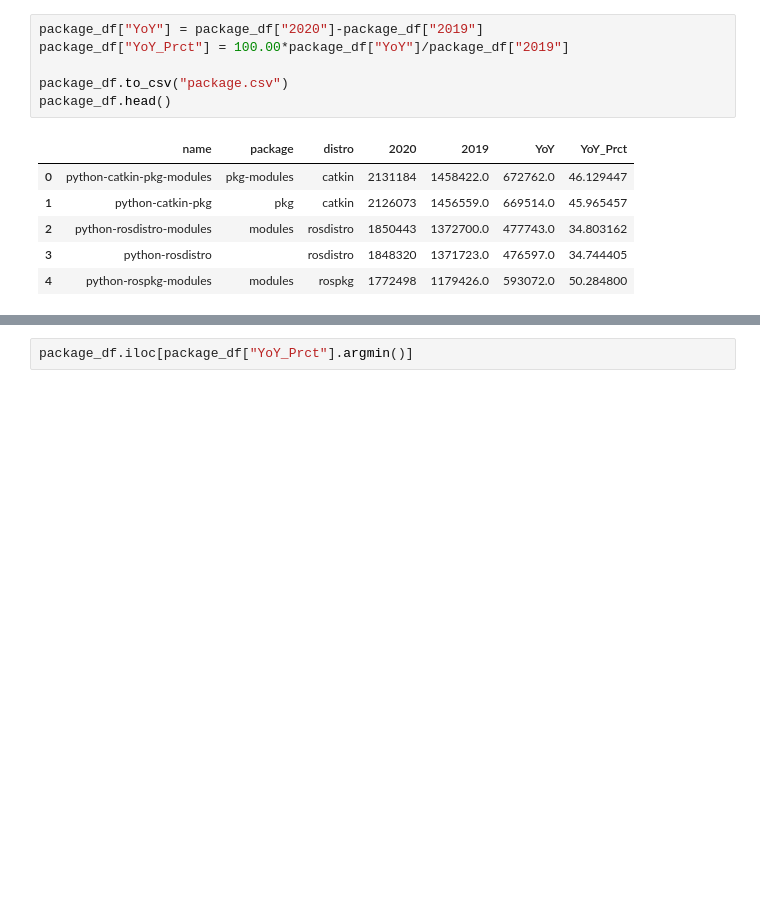
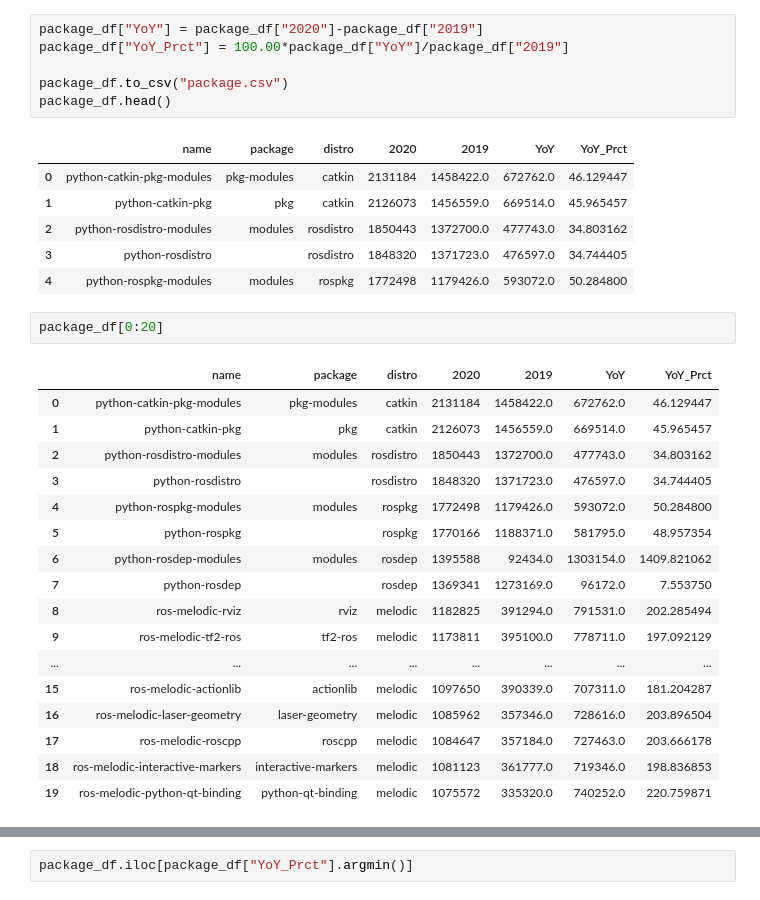
Before and after one commit to osrf/ros_metrics_analysis, a Jupyter notebook: notebooks/DownloadDumpTools.ipynb, the cells around one changed output, grey strips where cells are left out. Cells and saved outputs as stored; diff of their text form; blank space fills up the shorter version.

```diff
--- a/notebooks/DownloadDumpTools.ipynb
+++ b/notebooks/DownloadDumpTools.ipynb
@@ -167,3 +168,23 @@ package_df.head()
 | 2 | python-rosdistro-modules | modules | rosdistro | 1850443 | 1372700.0 | 477743.0 | 34.803162 |
 | 3 | python-rosdistro |  | rosdistro | 1848320 | 1371723.0 | 476597.0 | 34.744405 |
 | 4 | python-rospkg-modules | modules | rospkg | 1772498 | 1179426.0 | 593072.0 | 50.284800 |
+# %%
+package_df[0:20]
+# %% [output]
+|  | name | package | distro | 2020 | 2019 | YoY | YoY_Prct |
+| 0 | python-catkin-pkg-modules | pkg-modules | catkin | 2131184 | 1458422.0 | 672762.0 | 46.129447 |
+| 1 | python-catkin-pkg | pkg | catkin | 2126073 | 1456559.0 | 669514.0 | 45.965457 |
+| 2 | python-rosdistro-modules | modules | rosdistro | 1850443 | 1372700.0 | 477743.0 | 34.803162 |
+| 3 | python-rosdistro |  | rosdistro | 1848320 | 1371723.0 | 476597.0 | 34.744405 |
+| 4 | python-rospkg-modules | modules | rospkg | 1772498 | 1179426.0 | 593072.0 | 50.284800 |
+| 5 | python-rospkg |  | rospkg | 1770166 | 1188371.0 | 581795.0 | 48.957354 |
+| 6 | python-rosdep-modules | modules | rosdep | 1395588 | 92434.0 | 1303154.0 | 1409.821062 |
+| 7 | python-rosdep |  | rosdep | 1369341 | 1273169.0 | 96172.0 | 7.553750 |
+| 8 | ros-melodic-rviz | rviz | melodic | 1182825 | 391294.0 | 791531.0 | 202.285494 |
+| 9 | ros-melodic-tf2-ros | tf2-ros | melodic | 1173811 | 395100.0 | 778711.0 | 197.092129 |
+| ... | ... | ... | ... | ... | ... | ... | ... |
+| 15 | ros-melodic-actionlib | actionlib | melodic | 1097650 | 390339.0 | 707311.0 | 181.204287 |
+| 16 | ros-melodic-laser-geometry | laser-geometry | melodic | 1085962 | 357346.0 | 728616.0 | 203.896504 |
+| 17 | ros-melodic-roscpp | roscpp | melodic | 1084647 | 357184.0 | 727463.0 | 203.666178 |
+| 18 | ros-melodic-interactive-markers | interactive-markers | melodic | 1081123 | 361777.0 | 719346.0 | 198.836853 |
+| 19 | ros-melodic-python-qt-binding | python-qt-binding | melodic | 1075572 | 335320.0 | 740252.0 | 220.759871 |
```
Also changed, not shown: parts of 9 cells of this notebook.
